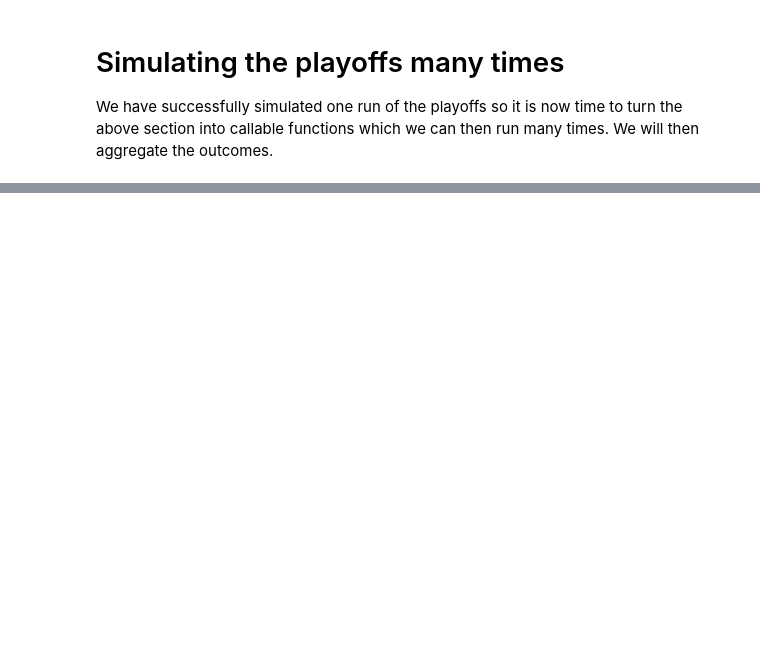
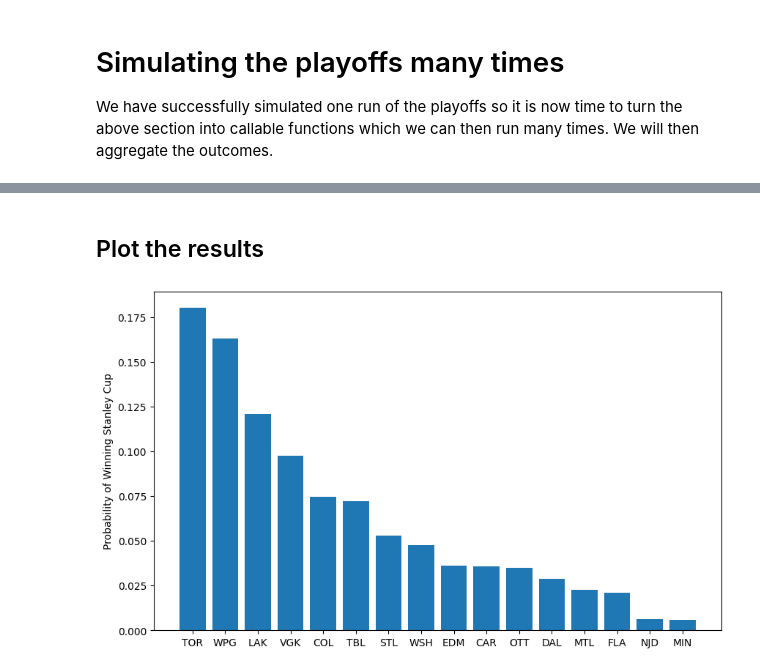
Before and after one commit to mattrflew/nhl-playoff-pool-optimizer, a Jupyter notebook: notebooks/05_Monte_Carlo_bracket_simulations.ipynb, the cells around one changed output, grey strips where cells are left out. Cells and saved outputs as stored; diff of their text form; code cells hidden in the pictures; blank space fills up the shorter version.

Commit message:
Full baseline Monte Carlo playoff simulation framework complete

```diff
--- a/notebooks/05_Monte_Carlo_bracket_simulations.ipynb
+++ b/notebooks/05_Monte_Carlo_bracket_simulations.ipynb
@@ -312,7 +330,7 @@ for _ in range(n):
     ratings = base_ratings.copy()
 
     # Simulate series
-    series_outcome = simulate_series("EDM", "FLA", ratings, rng, K=10)
+    series_outcome, _ = simulate_series("EDM", "FLA", ratings, rng, K=10)
 
     # Determine winner of series
     series_winner_abbrev = max(series_outcome, key=series_outcome.get)
@@ -436,7 +453,7 @@ bracket = {
 Let's do this rather verbose so we can make sure everything is running properly
 # %%
 def determine_team_order(seeds, teamA, teamB):
-    if seeds[teamA] > seeds[teamB]:
+    if seeds[teamA] < seeds[teamB]:
         return teamA, teamB
     else:
         return teamB, teamA
@@ -454,7 +471,7 @@ ratings = base_ratings.copy()
 # Simulate first round
 for series in bracket["R1"]:
     # Simulate series
-    series_outcome = simulate_series(series["homeTeamAbbrev"], series["awayTeamAbbrev"], ratings, rng)
+    series_outcome, _ = simulate_series(series["homeTeamAbbrev"], series["awayTeamAbbrev"], ratings, rng)
 
     # Determine winner of series
     series_winner_abbrev = max(series_outcome, key=series_outcome.get)
@@ -472,7 +489,7 @@ for series in bracket["R2"]:
     homeTeamAbbrev, awayTeamAbbrev = determine_team_order(seeds, teamA, teamB)
 
     # Simulate series
-    series_outcome = simulate_series(homeTeamAbbrev, awayTeamAbbrev, ratings, rng)
+    series_outcome, _ = simulate_series(homeTeamAbbrev, awayTeamAbbrev, ratings, rng)
 
     # Determine winner of series
     series_winner_abbrev = max(series_outcome, key=series_outcome.get)
@@ -490,7 +507,7 @@ for series in bracket["R3"]:
     homeTeamAbbrev, awayTeamAbbrev = determine_team_order(seeds, teamA, teamB)
 
     # Simulate series
-    series_outcome = simulate_series(homeTeamAbbrev, awayTeamAbbrev, ratings, rng)
+    series_outcome, _ = simulate_series(homeTeamAbbrev, awayTeamAbbrev, ratings, rng)
 
     # Determine winner of series
     series_winner_abbrev = max(series_outcome, key=series_outcome.get)
@@ -508,7 +525,7 @@ for series in bracket["R4"]:
     homeTeamAbbrev, awayTeamAbbrev = determine_team_order(seeds, teamA, teamB)
 
     # Simulate series
-    series_outcome = simulate_series(homeTeamAbbrev, awayTeamAbbrev, ratings, rng)
+    series_outcome, _ = simulate_series(homeTeamAbbrev, awayTeamAbbrev, ratings, rng)
 
     # Determine winner of series
     series_winner_abbrev = max(series_outcome, key=series_outcome.get)
@@ -570,0 +625,11 @@ We have successfully simulated one run of the playoffs so it is now time to turn
+# %%
+def count_series_played_from_results(results, playoff_teams):
+    # Initialize (all teams played at least one series)
+    series_played = {team: 1 for team in playoff_teams}
+
+    for series_id in results:
+        # Do not double count the SCF as an extra round
+        if series_id != "SCF":
+            series_played[results[series_id]] += 1
+
+    return series_played
@@ -570,0 +712,19 @@ We have successfully simulated one run of the playoffs so it is now time to turn
+# %% [markdown]
+## Plot the results
+# %%
+import matplotlib.pyplot as plt
+fig, ax = plt.subplots(figsize=(10,6))
+
+teams = list(prob_win_cup.keys())
+cup_win_probs = list(prob_win_cup.values())
+
+sorted_data = sorted(zip(cup_win_probs, teams), reverse=True)
+sorted_values, sorted_categories = zip(*sorted_data)
+
+ax.bar(sorted_categories, sorted_values)
+
+ax.set_ylabel("Probability of Winning Stanley Cup")
+
+plt.show()
+# %% [output]
+[figure, added]
```
Also changed, not shown: parts of 16 cells of this notebook.
